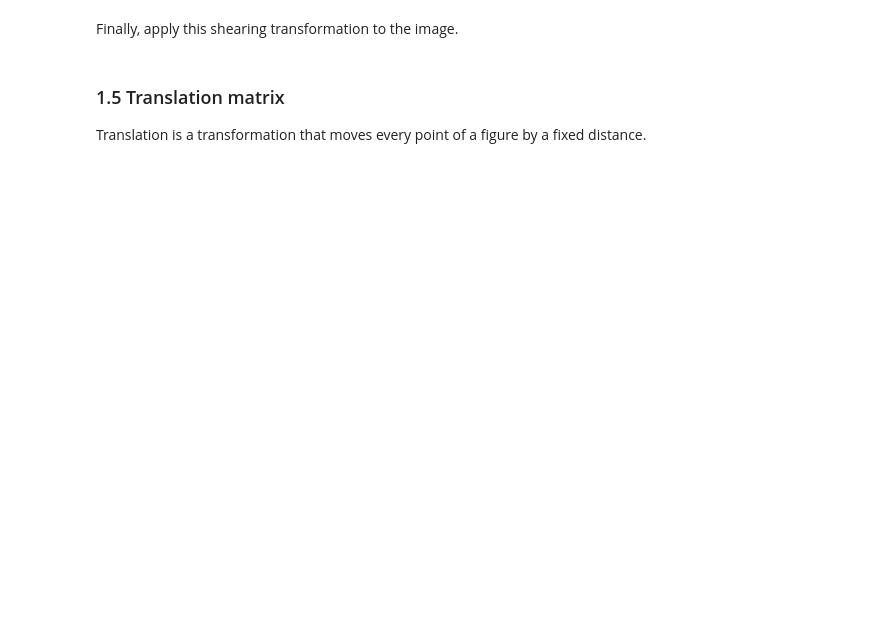
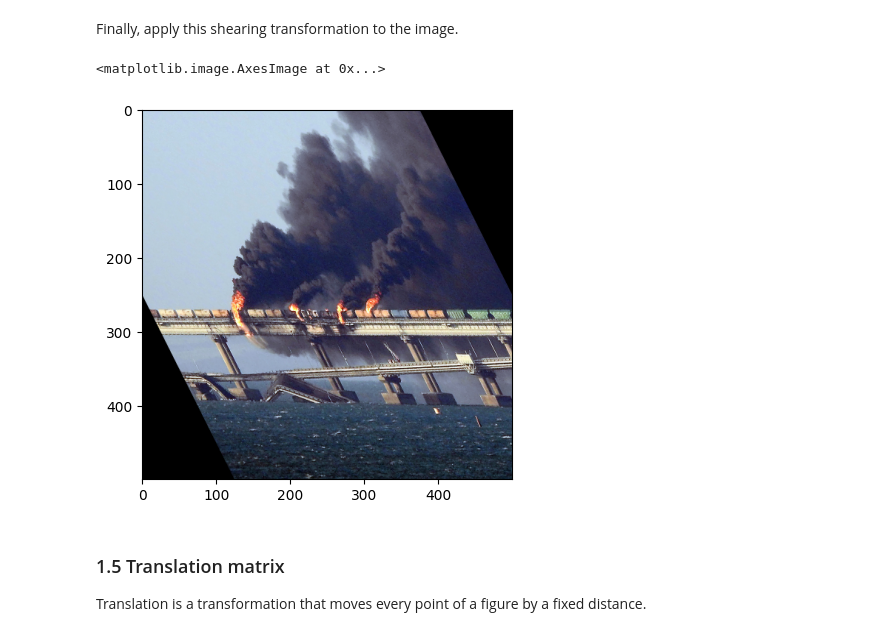
Before and after one commit to Siromanec/la-lab1-mutel_muzychuk_ivanov, a Jupyter notebook: Ivanov_Mutel_Muzychuk_LA_Lab_1.ipynb, the cells around one changed output. Drawn from its saved outputs; the diff is of its cells as text; code cells hidden in the pictures; blank space fills up the shorter version.

```diff
--- a/Ivanov_Mutel_Muzychuk_LA_Lab_1.ipynb
+++ b/Ivanov_Mutel_Muzychuk_LA_Lab_1.ipynb
@@ -232,3 +281,16 @@ cv2_imshow(sheared)
+# %%
+##### YOUR CODE STARTS #####
+M = get_horizontal_shear_matrix(0.5)
+# the following line is needed since openCV uses 2*3 transformation matrices
+# last col. is for shift - in this case we can "move" image to the left by 125px by adding [[-125],[0]] shift column
+M = np.append(M, [[-125],[0]], axis=1)
+resized.shape
+sheared = cv.warpAffine(resized, M, [resized.shape[0], resized.shape[1]])
+# ##### YOUR CODE ENDS #####
+plt.imshow(sheared[:,:,::-1])
+# %% [output]
+<matplotlib.image.AxesImage at 0x...>
+[figure, added]
 # %% [markdown]
 ### 1.5 Translation matrix
 
```
Also changed, not shown: parts of 10 cells of this notebook.
